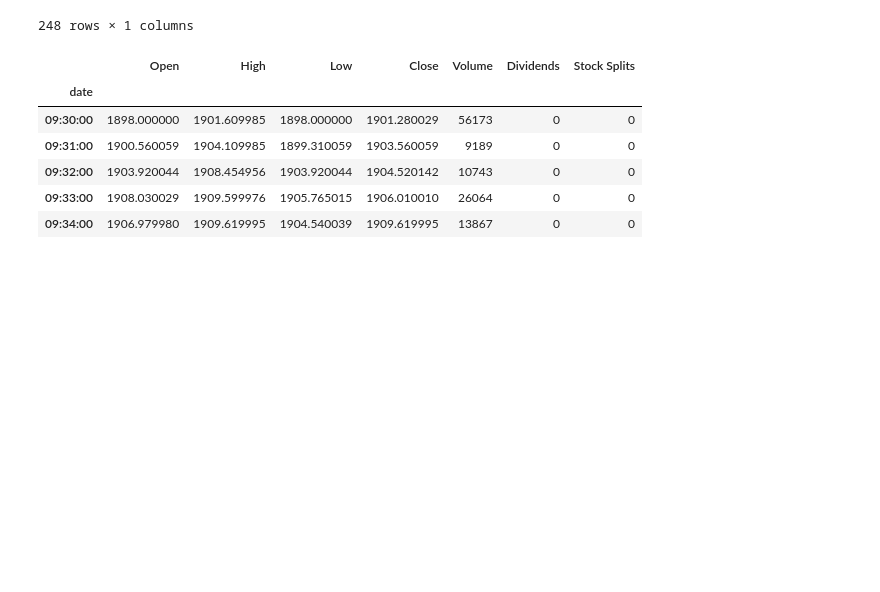
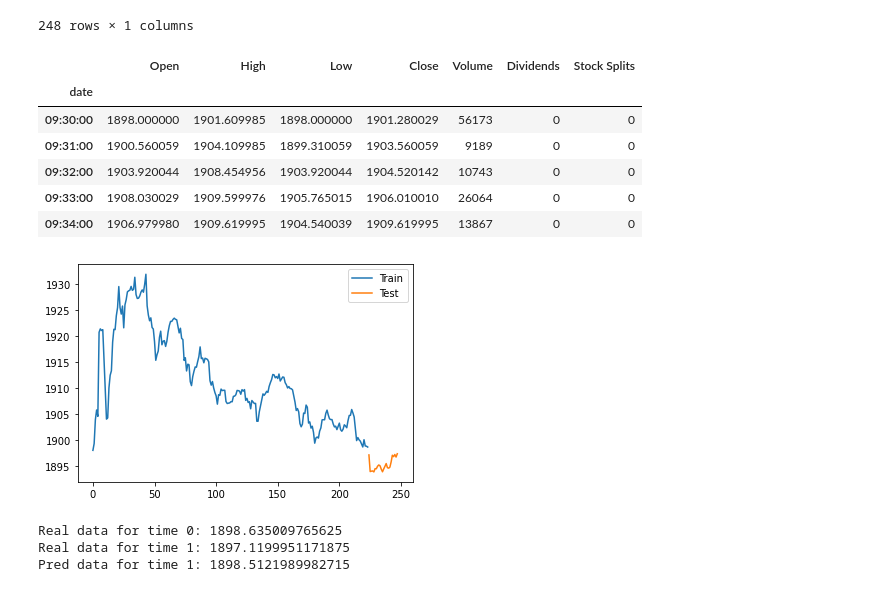
Before and after one commit to ryancleeton3/AlpacaTrading, a Jupyter notebook: alpacatrading.ipynb, the cells around one changed output. Saved outputs shown, nothing was run; the diff lists cells and outputs as text; code cells hidden in the pictures; blank space fills up the shorter version.

Commit message:
added simple forecasting model

```diff
--- a/alpacatrading.ipynb
+++ b/alpacatrading.ipynb
@@ -43,3 +43,22 @@ df.head()
 | 09:32:00 | 1903.920044 | 1908.454956 | 1903.920044 | 1904.520142 | 10743 | 0 | 0 |
 | 09:33:00 | 1908.030029 | 1909.599976 | 1905.765015 | 1906.010010 | 26064 | 0 | 0 |
 | 09:34:00 | 1906.979980 | 1909.619995 | 1904.540039 | 1909.619995 | 13867 | 0 | 0 |
+# %%
+X = df.index.values
+y = df['Low'].values
+
+# The split point is the 10% of the dataframe length
+offset = int(0.10*len(df))
+
+X_train = X[:-offset]
+y_train = y[:-offset]
+X_test = X[-offset:]
+y_test = y[-offset:]
+# %%
+import matplotlib.pyplot as plt
+plt.plot(range(0,len(y_train)), y_train, label='Train')
+plt.plot(range(len(y_train),len(y)), y_test, label='Test')
+plt.legend()
+plt.show()
+# %% [output]
+[figure, added]
@@ -45,0 +70,8 @@ df.head()
+# %%
+print(f'Real data for time 0: {y_train[len(y_train)-1]}')
+print(f'Real data for time 1: {y_test[0]}')
+print(f'Pred data for time 1: {forecast}')
+# %% [output]
+Real data for time 0: 1898.635009765625
+Real data for time 1: 1897.1199951171875
+Pred data for time 1: 1898.5121989982715
```
Also changed, not shown: parts of 3 cells of this notebook.
